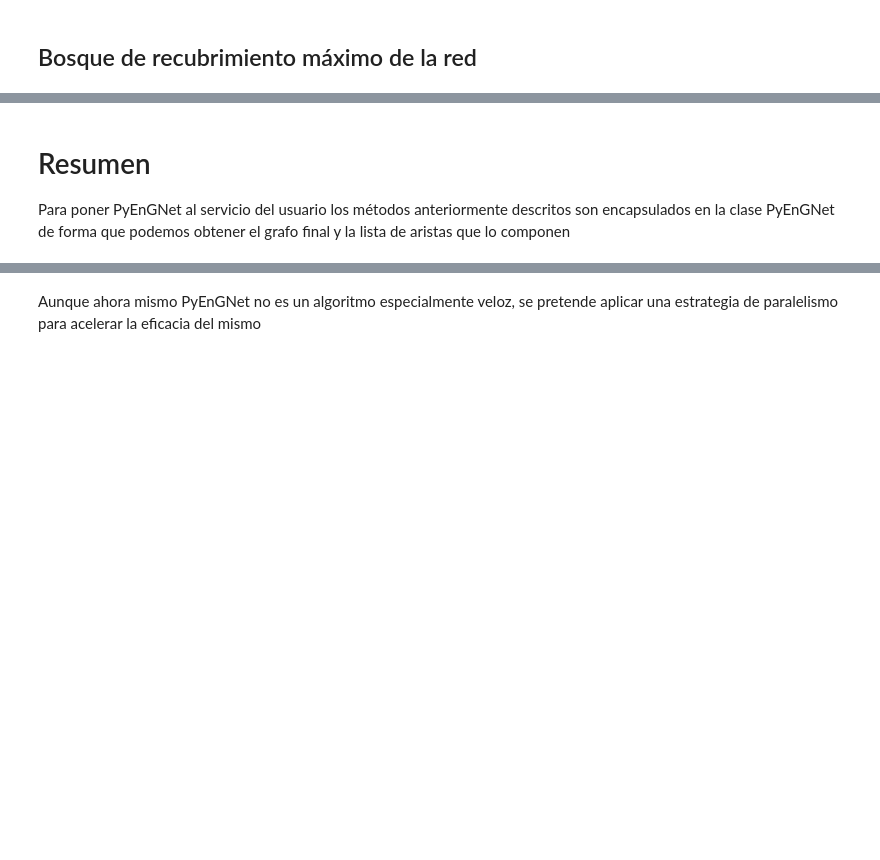
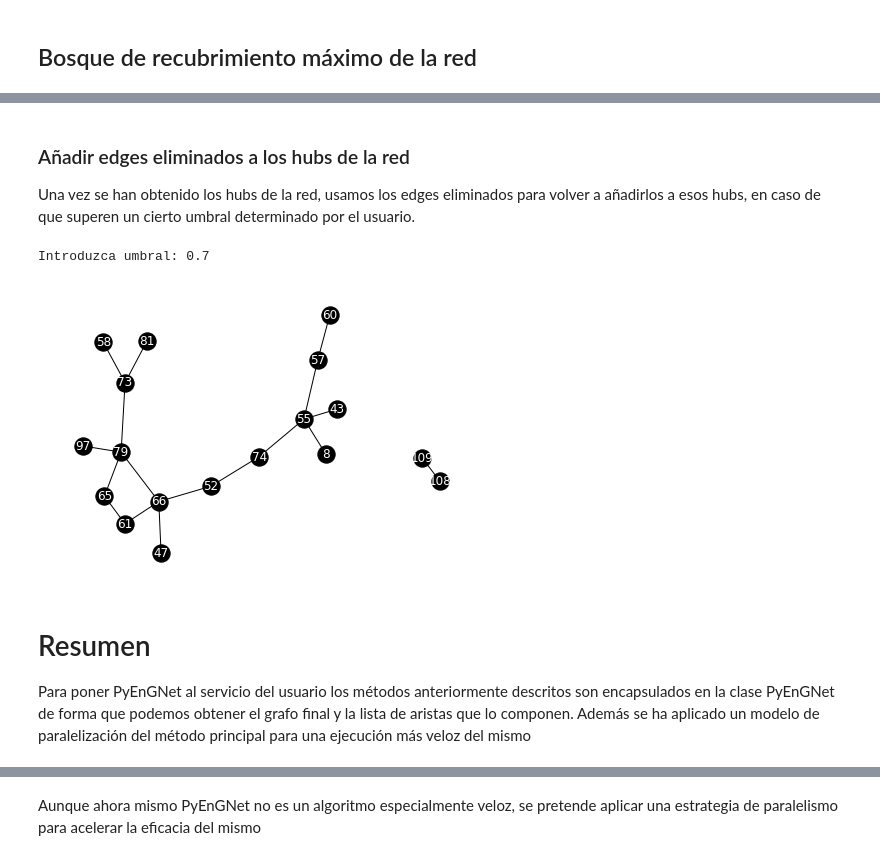
Before and after one commit to Daiego43/pyEnGNet, a Jupyter notebook: Notebooks/Funcionamiento_PyEnGNet.ipynb, the cells around one changed output, grey strips where cells are left out. Saved outputs shown, nothing was run; the diff lists cells and outputs as text; code cells hidden in the pictures; blank space fills up the shorter version.

```diff
--- a/Notebooks/Funcionamiento_PyEnGNet.ipynb
+++ b/Notebooks/Funcionamiento_PyEnGNet.ipynb
@@ -194,0 +205,2 @@ nx.draw_kamada_kawai(G2, **options)
+# %%
+edges_out = [edge for edge in oedges if edge not in fedges]
@@ -194,0 +215,15 @@ nx.draw_kamada_kawai(G2, **options)
+# %%
+mean_degree = round(np.mean([G2.degree(node) for node in G2.nodes if G2.degree(node) > 2]))
+
+print("Grado medio de los nodos con más de dos conexiones:", mean_degree)
+print("----------------------------------------------------------------")
+print("Nodos que superan la media y su grado\n")
+
+hubs = []
+for node in G2.nodes:
+    if G2.degree(node) >= mean_degree:
+        print(node, "\t---->\t", G2.degree(node))
+        hubs.append(node)
+print("----------------------------------------------------------------")
+print("Aristas que fueron eliminadas del grafo tras el prunning process")
+pd.DataFrame(edges_out)
@@ -195,5 +246,25 @@ nx.draw_kamada_kawai(G2, **options)
+# %% [markdown]
+### Añadir edges eliminados a los hubs de la red
+
+Una vez se han obtenido los hubs de la red, usamos los edges eliminados para volver a añadirlos a esos hubs, en caso de que superen un cierto umbral determinado por el usuario.
+# %%
+readded = []
+threshold = float(input("Introduzca umbral:"))
+for node in hubs:
+    for e in edges_out:
+        if node in e and e not in readded and e[2]['weight'] >= threshold:
+            readded.append(e)
+
+G3 = nx.Graph()
+G3.add_edges_from(nx.to_edgelist(G2))
+G3.add_edges_from(readded)
+nx.draw(G3, **options)
+# %% [output]
+Introduzca umbral: 0.7
+[figure, added]
 # %% [markdown]
 # Resumen
 
-Para poner PyEnGNet al servicio del usuario los métodos anteriormente descritos son encapsulados en la clase PyEnGNet de forma que podemos obtener el grafo final y la lista de aristas que lo componen
+Para poner PyEnGNet al servicio del usuario los métodos anteriormente descritos son encapsulados en la clase PyEnGNet de forma que podemos obtener el grafo final y la lista de aristas que lo componen.
+Además se ha aplicado un modelo de paralelización del método principal para una ejecución más veloz del mismo
 # %%
```
Also changed, not shown: parts of 9 cells of this notebook, 1 other file.
